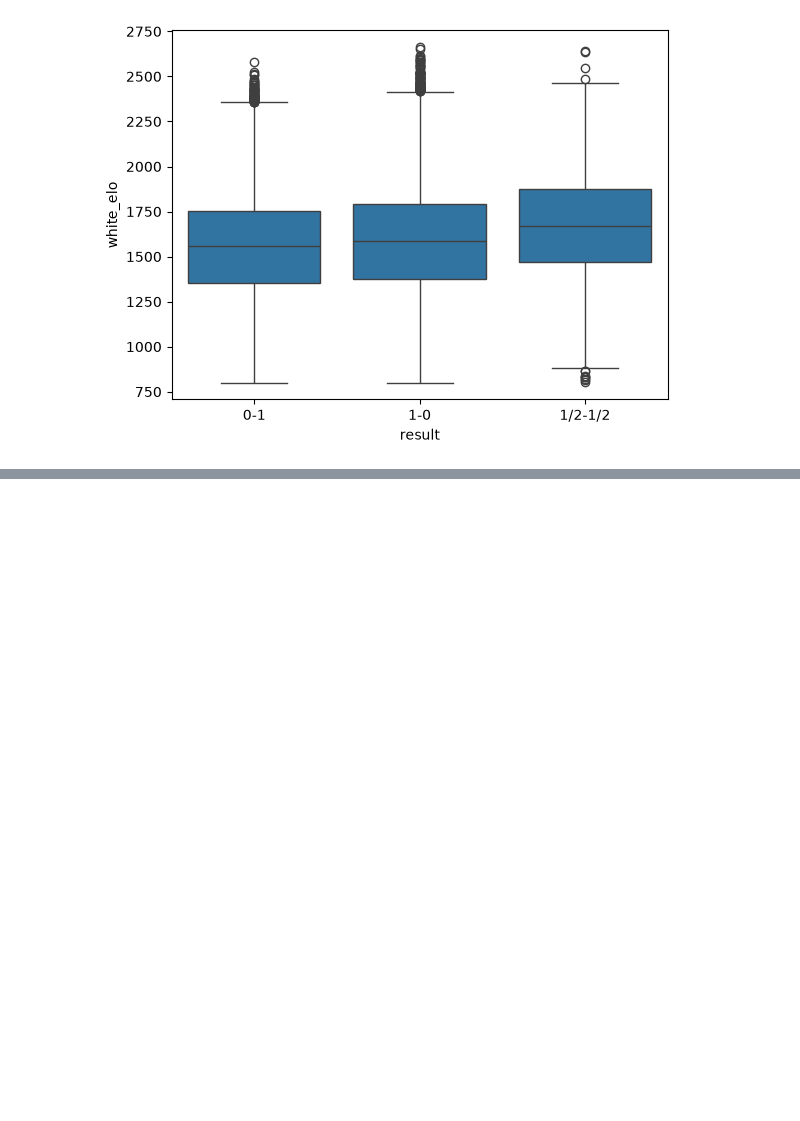
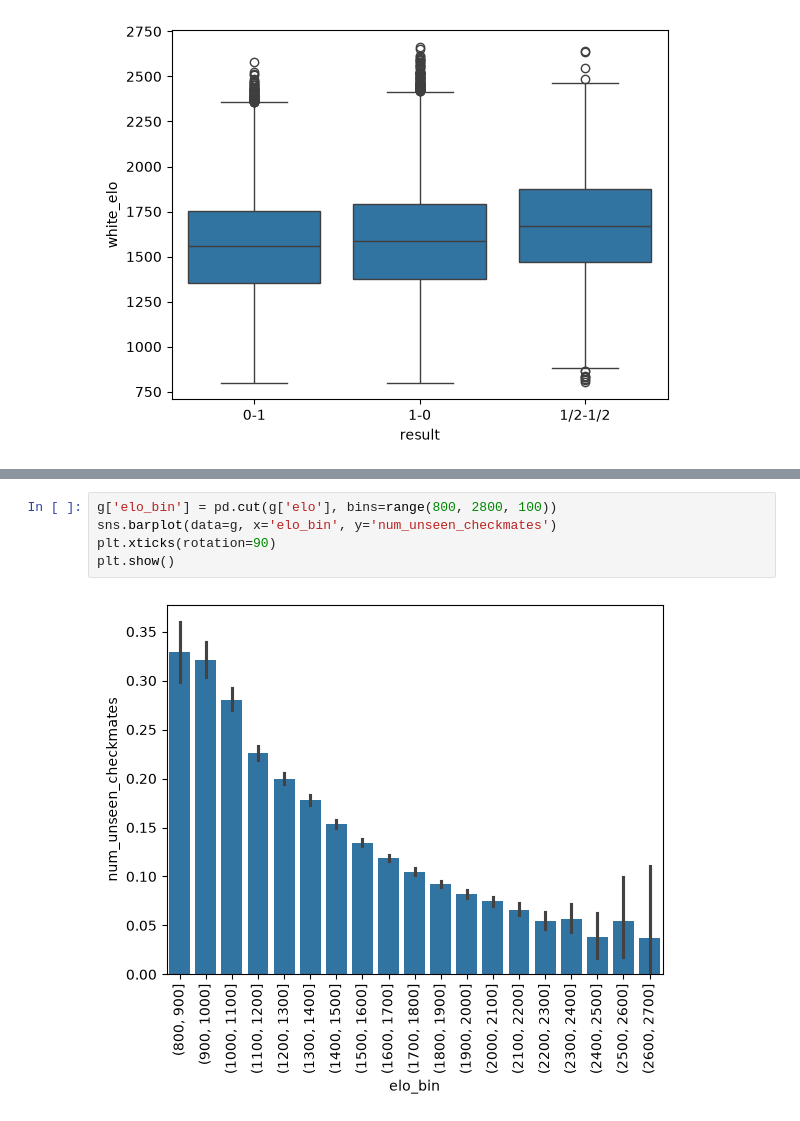
Before and after one commit to javierdp04/elo-predictor, a Jupyter notebook: src/EDA/postcleaning.ipynb, the cells around one changed output, grey strips where cells are left out. Drawn from its saved outputs; the diff is of its cells as text; blank space fills up the shorter version.

```diff
--- a/src/EDA/postcleaning.ipynb
+++ b/src/EDA/postcleaning.ipynb
@@ -210,0 +261,7 @@ plt.show()
+# %%
+g['elo_bin'] = pd.cut(g['elo'], bins=range(800, 2800, 100))
+sns.barplot(data=g, x='elo_bin', y='num_unseen_checkmates')
+plt.xticks(rotation=90)
+plt.show()
+# %% [output]
+[figure, added]
```
Also changed, not shown: parts of 13 cells of this notebook, 3 other files.
